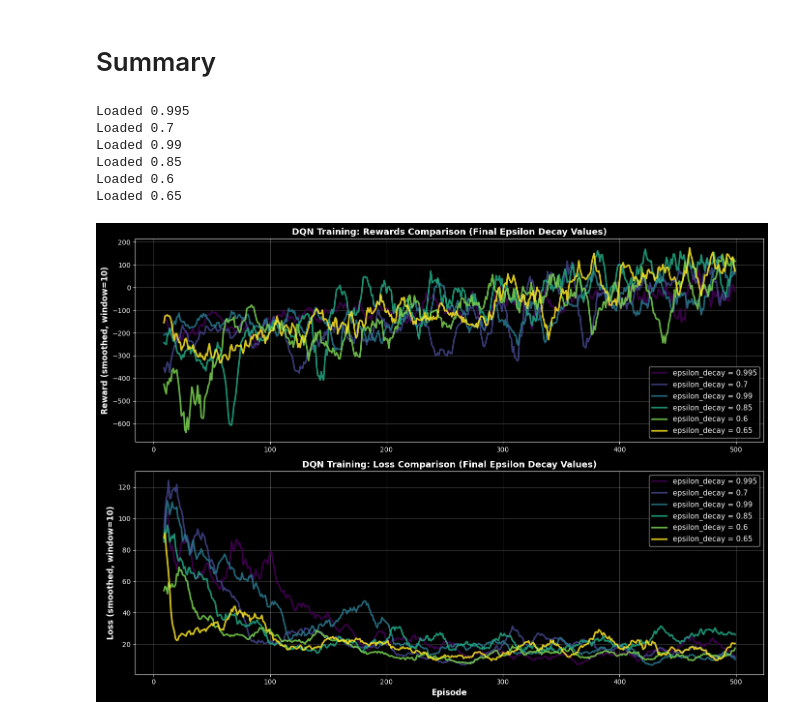
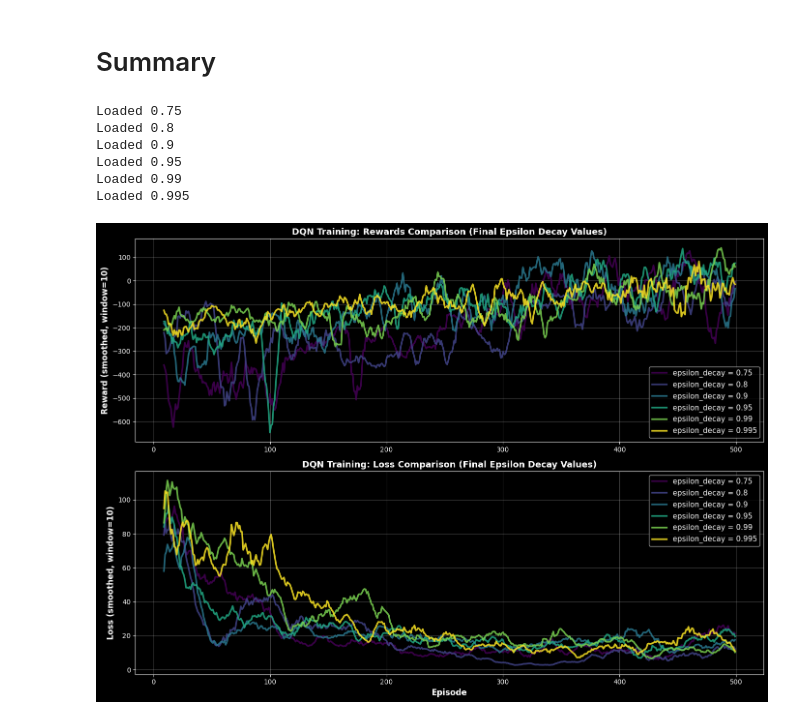
Before and after one commit to Kanncell/COMP3242-Group-Project-DQN, a Jupyter notebook: experiments/epsilon_decay_ablation.ipynb, the cells around one changed output. Cells and saved outputs as stored; diff of their text form; code cells hidden in the pictures.

Commit message:
changes in epsilon decay
adding analysis

```diff
--- a/experiments/epsilon_decay_ablation.ipynb
+++ b/experiments/epsilon_decay_ablation.ipynb
@@ -369,20 +410,41 @@ final_epsilon_decay_values = [0.99, 0.65, 0.85]
 # %%
-# ======== Plot selected mean reward curves across seeds ========
+import pickle, os
+import numpy as np
+import matplotlib.pyplot as plt
+
+class RestrictedUnpickler(pickle.Unpickler):
+    SAFE_MODULES = {'numpy', 'numpy.core.multiarray', 'numpy.core', '_codecs', 'builtins', 'collections'}
+    def find_class(self, module, name):
+        if any(module.startswith(m) for m in self.SAFE_MODULES):
+            return super().find_class(module, name)
+        class Placeholder:
+            def __init__(self, *a, **kw): pass
+            def __setstate__(self, state): self.__dict__.update(state) if isinstance(state, dict) else None
+        return Placeholder
+
+BASE = r'D:\2026-1\Deep Learning\finalProject\Project\GitHubProject\COMP3242-Group-Project-DQN\results\ablations\epsilon_decay'
+final_epsilon_decay_values = [0.75, 0.80, 0.90, 0.95, 0.99, 0.995]
+seeds = [0, 1, 2, 3, 4]
+
+results = {}
+for eps_decay in final_epsilon_decay_values:
+    seed_rewards = []
+    for seed in seeds:
+        path = os.path.join(BASE, f'{eps_decay}_seed_{seed}', 'results.pkl')
+        with open(path, 'rb') as f:
+            d = RestrictedUnpickler(f).load()
+        seed_rewards.append(d['episode_rewards'])
+    results[eps_decay] = {'rewards': np.mean(seed_rewards, axis=0)}
+
 fig, ax = plt.subplots(figsize=(14, 7))
-
 colors = plt.cm.viridis(np.linspace(0, 1, len(final_epsilon_decay_values)))
 
 for idx, eps_decay in enumerate(final_epsilon_decay_values):
     rewards = results[eps_decay]['rewards']
-
-    # Smoothed rewards (window=10)
-    window = 10
+    window = 50
     smoothed = np.convolve(rewards, np.ones(window)/window, mode='valid')
-
-    # Highlight baseline (0.995)
     linewidth = 3.5 if eps_decay == 0.995 else 2.5
     alpha = 1.0 if eps_decay == 0.995 else 0.8
-
     ax.plot(range(window-1, len(rewards)), smoothed, linewidth=linewidth,
             label=f'epsilon_decay = {eps_decay}' + (' [BASELINE]' if eps_decay == 0.995 else ''),
             color=colors[idx], alpha=alpha)
@@ -392,7 +454,5 @@ ax.set_ylabel('Reward (smoothed)', fontsize=12, fontweight='bold')
 ax.set_title('DQN Training Curves: All Epsilon Decay Values Compared', fontsize=13, fontweight='bold')
 ax.legend(loc='lower right', fontsize=11)
 ax.grid(True, alpha=0.3)
-
 plt.tight_layout()
 plt.show()
-# ======== End plot selected mean reward curves across seeds ========
@@ -407,7 +469,7 @@ import os
 # Base path to your results (adjust if needed)
 base_path = r"D:\2026-1\Deep Learning\finalProject\Project\GitHubProject\COMP3242-Group-Project-DQN\results\ablations\epsilon_decay"
 
-final_epsilon_decay_values = [0.995,0.7,0.99, 0.85,0.60, 0.65]
+final_epsilon_decay_values =  [0.75, 0.80, 0.90, 0.95, 0.99, 0.995]
 
 # Load results from each folder
 results = {}
@@ -432,36 +494,36 @@ for idx, eps_decay in enumerate(final_epsilon_decay_values):
     smoothed_losses = np.convolve(losses, np.ones(window)/window, mode='valid')
 
     episodes = range(window-1, len(rewards))
 
     # Plot Rewards (top subplot)
     ax1.plot(episodes, smoothed_rewards, linewidth=2.5,
             label=f'epsilon_decay = {eps_decay}', color=colors[idx], alpha=0.85)
 
     # Plot Loss (bottom subplot)
     ax2.plot(episodes, smoothed_losses, linewidth=2.5,
             label=f'epsilon_decay = {eps_decay}', color=colors[idx], alpha=0.85)
 
 # Rewards subplot
 ax1.set_ylabel('Reward (smoothed, window=10)', fontsize=12, fontweight='bold')
 ax1.set_title('DQN Training: Rewards Comparison (Final Epsilon Decay Values)', fontsize=13, fontweight='bold')
 ax1.legend(loc='lower right', fontsize=11)
 ax1.grid(True, alpha=0.3)
 
 # Loss subplot
 ax2.set_xlabel('Episode', fontsize=12, fontweight='bold')
 ax2.set_ylabel('Loss (smoothed, window=10)', fontsize=12, fontweight='bold')
 ax2.set_title('DQN Training: Loss Comparison (Final Epsilon Decay Values)', fontsize=13, fontweight='bold')
 ax2.legend(loc='upper right', fontsize=11)
 ax2.grid(True, alpha=0.3)
 
 plt.tight_layout()
 plt.savefig(r"D:\2026-1\Deep Learning\finalProject\Project\GitHubProject\COMP3242-Group-Project-DQN\final_comparison_rewards_losses.png", dpi=300)
 plt.show()
 # %% [output]
+Loaded 0.75
+Loaded 0.8
+Loaded 0.9
+Loaded 0.95
+Loaded 0.99
 Loaded 0.995
-Loaded 0.7
-Loaded 0.99
-Loaded 0.85
-Loaded 0.6
-Loaded 0.65
-[figure, old version]
+[figure, new version]
```
Also changed, not shown: parts of 15 cells of this notebook, 1 other file.
